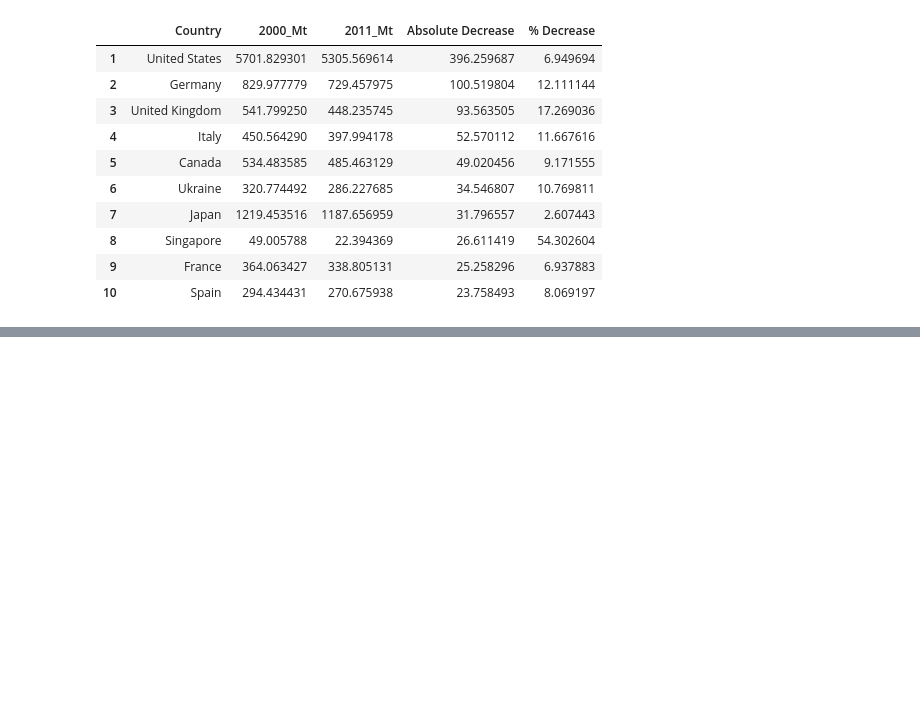
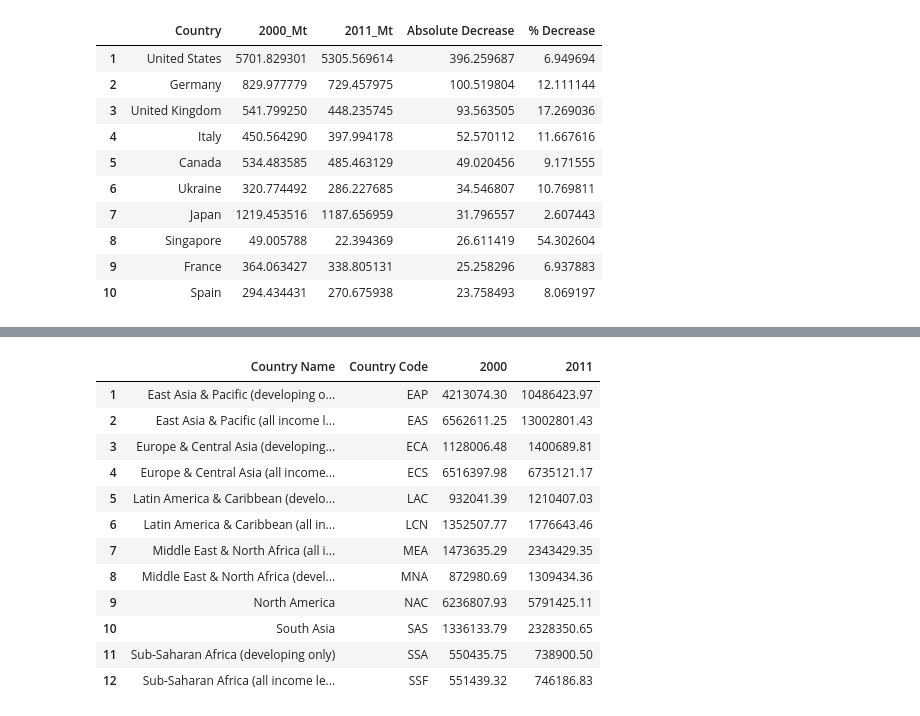
Before and after one commit to sanaullah525/Global-CO2-Emissions-Data-Analysis-Project, a Jupyter notebook: datapr.ipynb, the cells around one changed output, grey strips where cells are left out. Drawn from its saved outputs; the diff is of its cells as text; code cells hidden in the pictures; blank space fills up the shorter version.

Commit message:
Importing data for calculating the Regional Emissions in 2011

```diff
--- a/datapr.ipynb
+++ b/datapr.ipynb
@@ -247,7 +246,7 @@ Fastest Growing Emitters (2000-2011)
 # Calculating top 10 countries with emission reductions (2000-2011).
 
 pd.set_option('display.max_columns', 8)
-pd.set_option('display.max_row', 10)
+pd.set_option('display.max_row', 20)
 
 clean_df = dataf.copy()
 clean_df = dataf.drop(columns=["Indicator Code", "Indicator Name"])
@@ -349,3 +347,21 @@ Top 10 Countries with Highest Emission Reductions (2000–2011)
 | 8 | Singapore | 49.005788 | 22.394369 | 26.611419 | 54.302604 |
 | 9 | France | 364.063427 | 338.805131 | 25.258296 | 6.937883 |
 | 10 | Spain | 294.434431 | 270.675938 | 23.758493 | 8.069197 |
+# %%
+# List of regions you want to keep
+pd.set_option('display.max_rows', 20)
+# List of regions you want
+regions = [
+    "East Asia & Pacific",
+    "Europe & Central Asia",
+    "North America",
+    "Middle East & North Africa",
+    "South Asia",
+    "Latin America & Caribbean",
+    "Sub-Saharan Africa"
+]
+# Filter the DataFrame to only include these regions
+remdf = rawdf[dataf['Country Name'].isin(regions)][['Country Name', 'Country Code', '2000', '2011']]
+remdf = remdf.reset_index(drop=True)
+remdf.index= remdf.index+1
+remdf
@@ -351,0 +393,37 @@ Top 10 Countries with Highest Emission Reductions (2000–2011)
+# %%
+import pandas as pd
+
+# Your target regions
+regions = [
+    "East Asia & Pacific",
+    "Europe & Central Asia",
+    "North America",
+    "Middle East & North Africa",
+    "South Asia",
+    "Latin America & Caribbean",
+    "Sub-Saharan Africa"
+]
+
+# Filter rows where 'Country Name' contains any of the region names
+pattern = '|'.join(regions)  # creates "East Asia & Pacific|Europe & Central Asia|..."
+remdf = rawdf[rawdf['Country Name'].str.contains(pattern, regex=True)][['Country Name', 'Country Code', '2000', '2011']]
+
+# Reset index starting from 1
+remdf = remdf.reset_index(drop=True)
+remdf.index = remdf.index + 1
+
+remdf
+# %% [output]
+|  | Country Name | Country Code | 2000 | 2011 |
+| 1 | East Asia & Pacific (developing o... | EAP | 4213074.30 | 10486423.97 |
+| 2 | East Asia & Pacific (all income l... | EAS | 6562611.25 | 13002801.43 |
+| 3 | Europe & Central Asia (developing... | ECA | 1128006.48 | 1400689.81 |
+| 4 | Europe & Central Asia (all income... | ECS | 6516397.98 | 6735121.17 |
+| 5 | Latin America & Caribbean (develo... | LAC | 932041.39 | 1210407.03 |
+| 6 | Latin America & Caribbean (all in... | LCN | 1352507.77 | 1776643.46 |
+| 7 | Middle East & North Africa (all i... | MEA | 1473635.29 | 2343429.35 |
+| 8 | Middle East & North Africa (devel... | MNA | 872980.69 | 1309434.36 |
+| 9 | North America | NAC | 6236807.93 | 5791425.11 |
+| 10 | South Asia | SAS | 1336133.79 | 2328350.65 |
+| 11 | Sub-Saharan Africa (developing only) | SSA | 550435.75 | 738900.50 |
+| 12 | Sub-Saharan Africa (all income le... | SSF | 551439.32 | 746186.83 |
```
Also changed, not shown: parts of 9 cells of this notebook.
